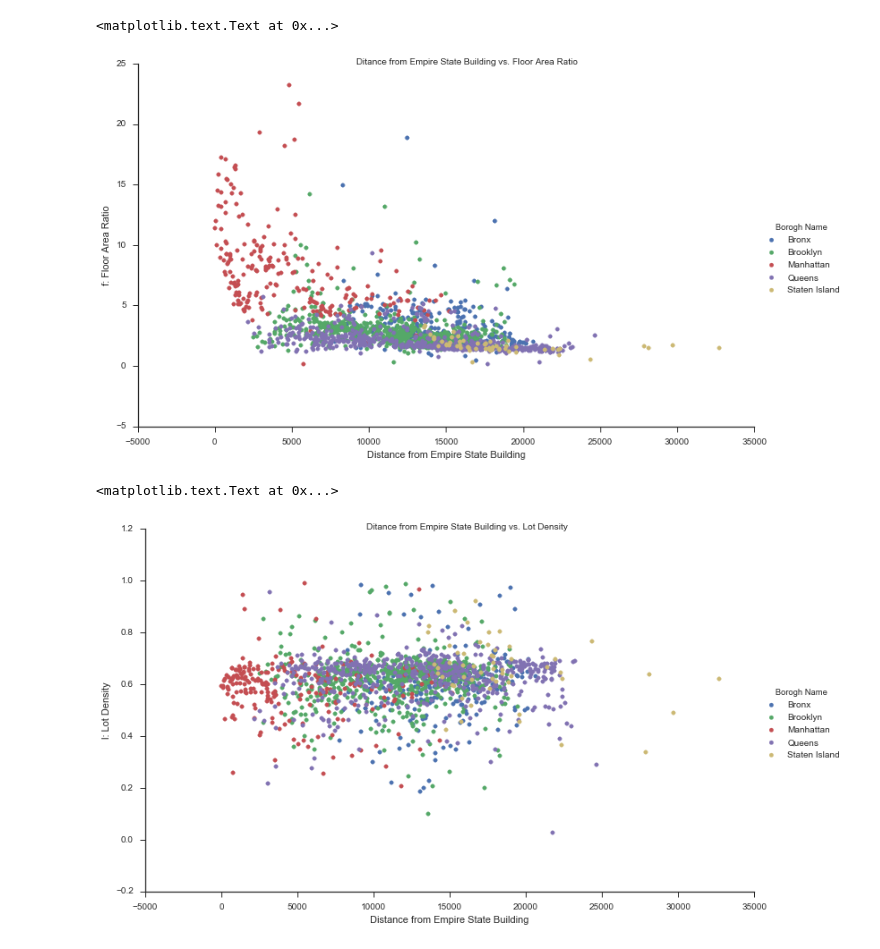
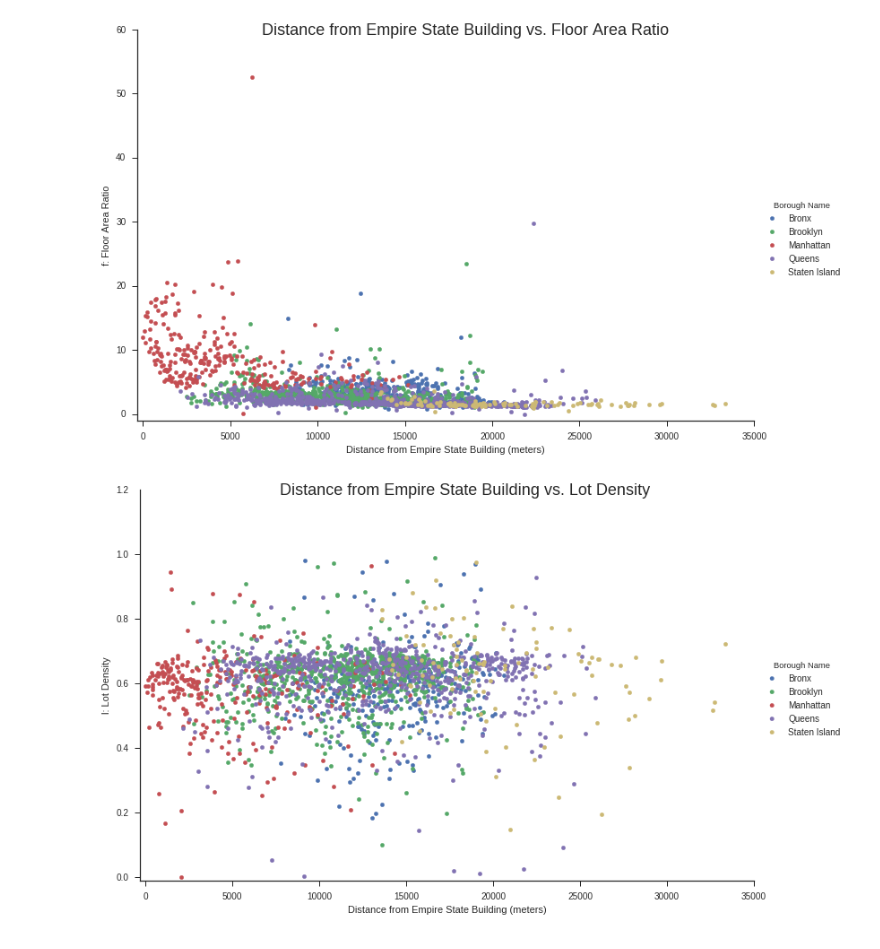
Before and after one commit to cmcapellan/Space-Value, a Jupyter notebook: Urban System-FloorSpace-Density-Final.ipynb, the cells around one changed output. Saved outputs shown, nothing was run; the diff lists cells and outputs as text; code cells hidden in the pictures.

```diff
--- a/Urban System-FloorSpace-Density-Final.ipynb
+++ b/Urban System-FloorSpace-Density-Final.ipynb
@@ -316,7 +237,5 @@ geopandas.geodataframe.GeoDataFrame
 # %%
-seaborn.set(style='ticks')
-boro = np.unique(final_data.boroname).tolist()
-ax1 = seaborn.FacetGrid(data=final_data, hue='boroname', hue_order=boro, aspect=1.61,size=5)
-ax1.map(plt.scatter,'dist_from_esb','s').add_legend(title = 'Borogh Name').set_axis_labels("Distance from Empire State Building", "s: FloorSpace Density")
-ax1.fig.suptitle('Ditance from Empire State Building vs.FloorSpace Density')
+ax1 = sns.FacetGrid(data=final_data, hue='boroname', hue_order=boro, xlim=(-300,35000), ylim=(-0.1,12), aspect=1.5, size=7)
+ax1.map(plt.scatter,'dist_from_esb','s').add_legend(title='Borough Name').set_axis_labels(esblabel, "s: FloorSpace Density")
+ax1.fig.suptitle('Distance from Empire State Building vs. FloorSpace Density by Census Tract', fontsize=18);
 # %% [output]
@@ -325,7 +243,5 @@ ax1.fig.suptitle('Ditance from Empire State Building vs.FloorSpace Density')
 # %%
-seaborn.set(style='ticks')
-boro = np.unique(final_data.boroname).tolist()
-fg = seaborn.FacetGrid(data=final_data, hue='boroname', hue_order=boro, aspect=1.61,size=6.5)
-fg.map(plt.scatter,'dist_from_esb','r').add_legend(title = 'Borogh Name').set_axis_labels("Distance from Empire State Building", "r: Footprint-to-lot-area Ratio")
-fg.fig.suptitle('Ditance from Empire State Building vs.Footprint-to-lot-area Ratio')
+fg = sns.FacetGrid(data=final_data, hue='boroname', hue_order=boro, xlim=(-300,35000), ylim=(-0.01,1.2), aspect=1.5, size=7)
+fg.map(plt.scatter,'dist_from_esb','r').add_legend(title = 'Borough Name').set_axis_labels(esblabel, "r: Footprint-to-lot-area Ratio")
+fg.fig.suptitle('Distance from Empire State Building vs. Footprint-Lot Area Ratio', fontsize=18) ;
 # %% [output]
@@ -334,7 +249,5 @@ fg.fig.suptitle('Ditance from Empire State Building vs.Footprint-to-lot-area Rat
 # %%
-seaborn.set(style='ticks')
-boro = np.unique(final_data.boroname).tolist()
-fg = seaborn.FacetGrid(data=final_data, hue='boroname', hue_order=boro, aspect=1.61,size=6.5)
-fg.map(plt.scatter,'dist_from_esb','p').add_legend(title = 'Borogh Name').set_axis_labels("Distance from Empire State Building", "p: FootPrint Density")
-fg.fig.suptitle('Ditance from Empire State Building vs.FootPrint Density')
+fg = sns.FacetGrid(data=final_data, hue='boroname', hue_order=boro, xlim=(-300,35000), ylim=(-0.01,1.2), aspect=1.5, size=7)
+fg.map(plt.scatter,'dist_from_esb','p').add_legend(title = 'Borough Name').set_axis_labels(esblabel, "p: FootPrint Density")
+fg.fig.suptitle('Distance from Empire State Building vs. FootPrint Density', fontsize=18);
 # %% [output]
@@ -343,21 +255,13 @@ fg.fig.suptitle('Ditance from Empire State Building vs.FootPrint Density')
 # %%
-seaborn.set(style='ticks')
-boro = np.unique(final_data.boroname).tolist()
-fg = seaborn.FacetGrid(data=final_data, hue='boroname', hue_order=boro, aspect=1.61,size=6.5)
-fg.map(plt.scatter,'dist_from_esb','f').add_legend(title = 'Borogh Name').set_axis_labels("Distance from Empire State Building", "f: Floor Area Ratio")
-fg.fig.suptitle('Ditance from Empire State Building vs. Floor Area Ratio')
+fg = sns.FacetGrid(data=final_data, hue='boroname', hue_order=boro, xlim=(-300,35000), ylim=(-1,60), aspect=1.5,size=7)
+fg.map(plt.scatter,'dist_from_esb','f').add_legend(title = 'Borough Name').set_axis_labels(esblabel, "f: Floor Area Ratio")
+fg.fig.suptitle('Distance from Empire State Building vs. Floor Area Ratio', fontsize=18);
 # %% [output]
-<matplotlib.text.Text at 0x...>
-[figure, old version]
+[figure, new version]
 # %%
-import seaborn
-
-seaborn.set(style='ticks')
-boro = np.unique(final_data.boroname).tolist()
-fg = seaborn.FacetGrid(data=final_data, hue='boroname', hue_order=boro, aspect=1.61,size=6.5)
-fg.map(plt.scatter,'dist_from_esb','l').add_legend(title = 'Borogh Name').set_axis_labels("Distance from Empire State Building", "l: Lot Density")
-fg.fig.suptitle('Ditance from Empire State Building vs. Lot Density')
+fg = sns.FacetGrid(data=final_data, hue='boroname', hue_order=boro, xlim=(-300,35000), ylim=(-0.01,1.2), aspect=1.5,size=7)
+fg.map(plt.scatter,'dist_from_esb','l').add_legend(title = 'Borough Name').set_axis_labels(esblabel, "l: Lot Density")
+fg.fig.suptitle('Distance from Empire State Building vs. Lot Density', fontsize=18);
 # %% [output]
-<matplotlib.text.Text at 0x...>
-[figure, old version]
+[figure, new version]
 # %%
```
Also changed, not shown: parts of 65 cells of this notebook.
